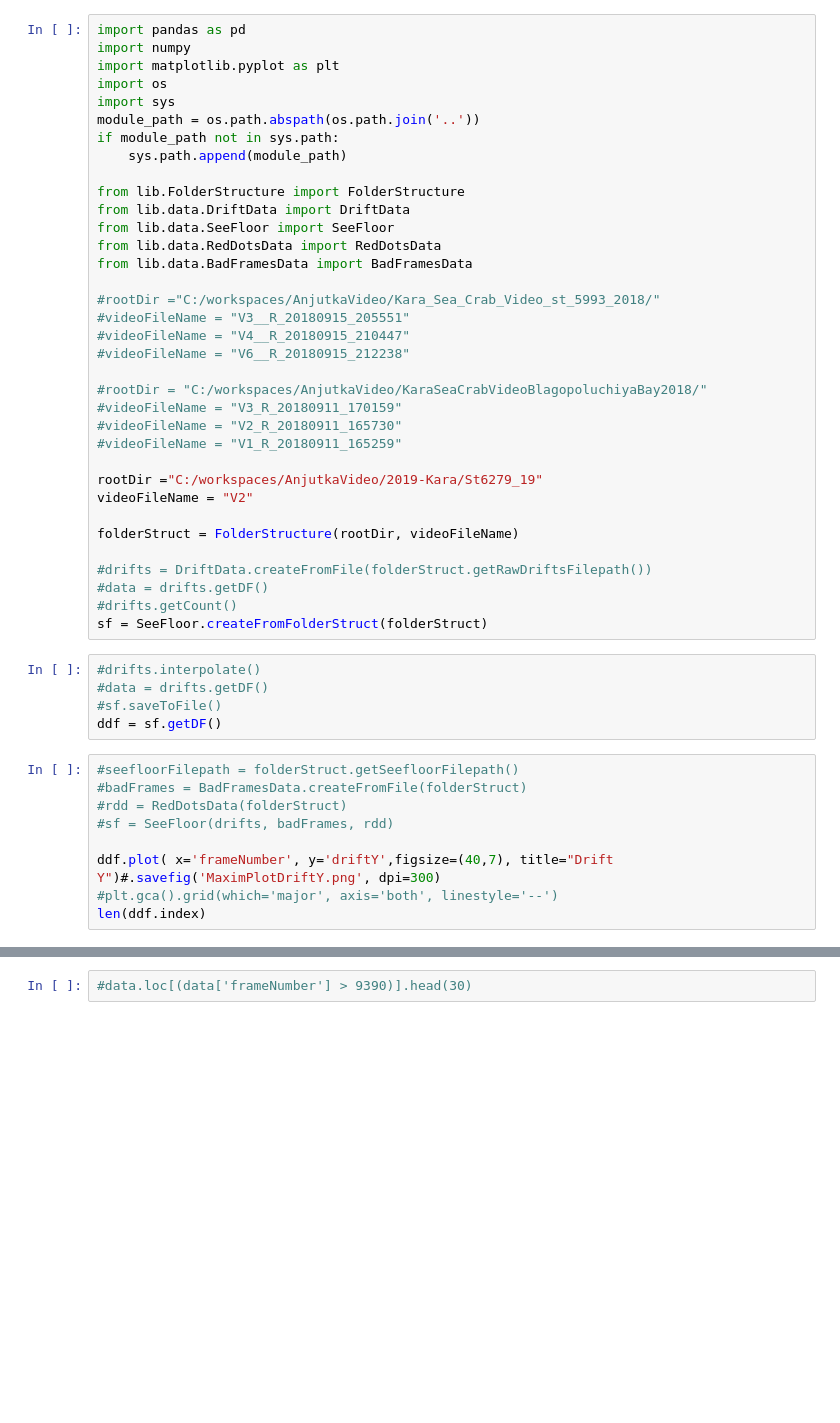
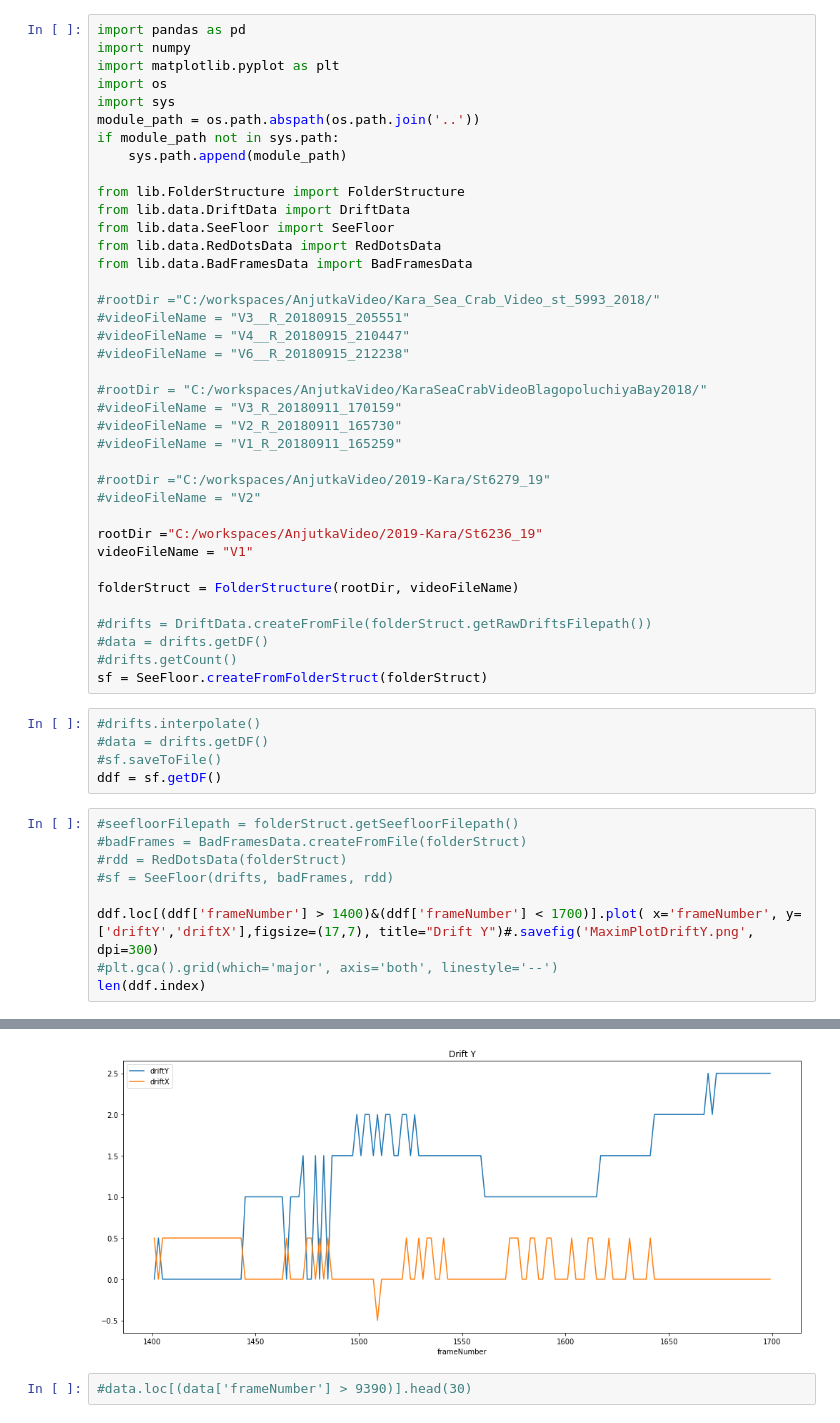
Before and after one commit to mzalota/crabs-video-analysis, a Jupyter notebook: ipython/seefloor.ipynb, the cells around one changed output, grey strips where cells are left out. Cells and saved outputs as stored; diff of their text form; blank space fills up the shorter version.

```diff
--- a/ipython/seefloor.ipynb
+++ b/ipython/seefloor.ipynb
@@ -24,8 +24,11 @@ from lib.data.BadFramesData import BadFramesData
 #videoFileName = "V2_R_20180911_165730"
 #videoFileName = "V1_R_20180911_165259"
 
-rootDir ="C:/workspaces/AnjutkaVideo/2019-Kara/St6279_19"
-videoFileName = "V2"
+#rootDir ="C:/workspaces/AnjutkaVideo/2019-Kara/St6279_19"
+#videoFileName = "V2"
+
+rootDir ="C:/workspaces/AnjutkaVideo/2019-Kara/St6236_19"
+videoFileName = "V1"
 
 folderStruct = FolderStructure(rootDir, videoFileName)
 
@@ -44,6 +47,7 @@ ddf = sf.getDF()
 #rdd = RedDotsData(folderStruct)
 #sf = SeeFloor(drifts, badFrames, rdd)
 
-ddf.plot( x='frameNumber', y='driftY',figsize=(40,7), title="Drift Y")#.savefig('MaximPlotDriftY.png', dpi=300)
+ddf.loc[(ddf['frameNumber'] > 1400)&(ddf['frameNumber'] < 1700)].plot( x='frameNumber', y=['driftY','driftX'],figsize=(17,7), title="Drift Y")#.savefig('MaximPlotDriftY.png', dpi=300)
 #plt.gca().grid(which='major', axis='both', linestyle='--')
 len(ddf.index)
+# %% [output]
@@ -50,3 +55,4 @@ len(ddf.index)
+[figure, added]
 # %%
 #data.loc[(data['frameNumber'] > 9390)].head(30)
 # %%
```
Also changed, not shown: parts of 4 cells of this notebook, 5 other files.
